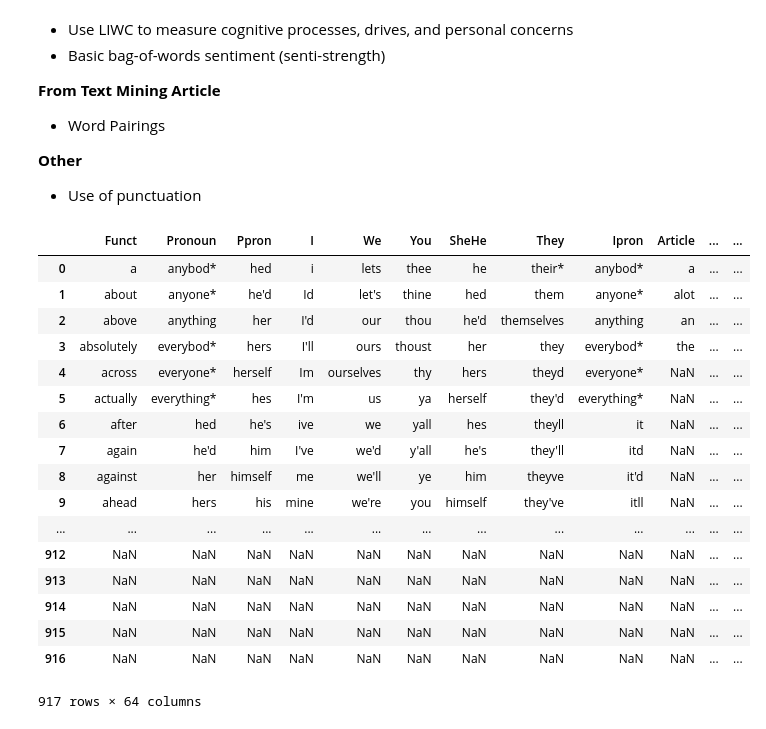
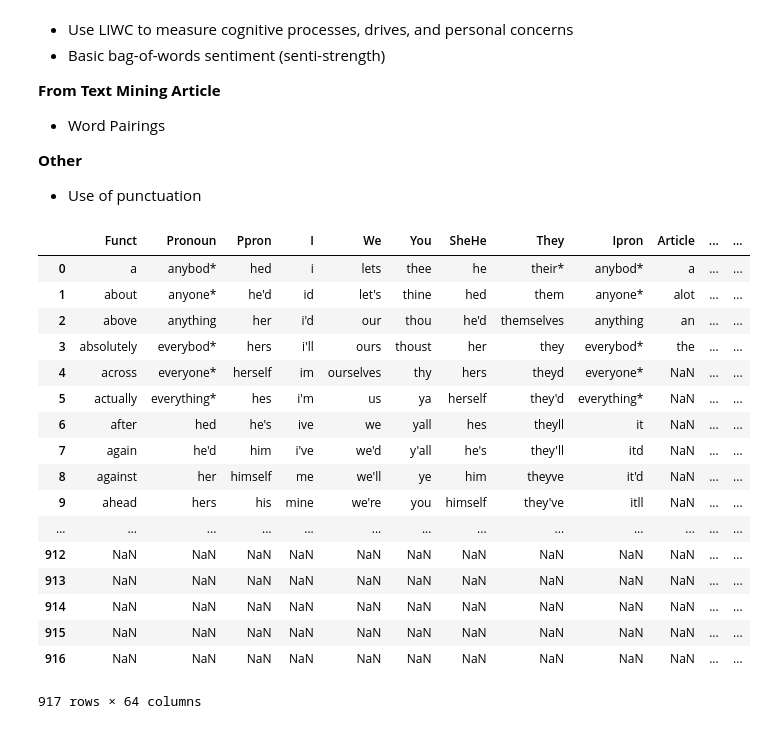
Before and after one commit to PhillipNgo/Team-Vaccinated-Research, a Jupyter notebook: FeatureCollection.ipynb, the cells around one changed output. Saved outputs shown, nothing was run; the diff lists cells and outputs as text; code cells hidden in the pictures.

```diff
--- a/FeatureCollection.ipynb
+++ b/FeatureCollection.ipynb
@@ -38,34 +38,34 @@ import re
 import LiwcTrie as lt
 # %%
 # Read cleaned dictionary file into DataFrame
-liwc_df = pd.read_excel('LIWC2007dictionary poster.xls')
+liwc_df = pd.read_excel('LIWC2007dictionary poster.xls').apply(lambda col: col.str.lower())
 
 # Create a Trie, liwc_dict, of all terms in the dictionary
 dict_words = [term for term in liwc_df.values.flatten() if not pd.isnull(term)]
 liwc_dict = lt.LiwcTrieNode('*')
 for word in dict_words:
     lt.add(liwc_dict, word)
 
 # Create a Trie for each category of terms in the dictionary, liwc_cat_map
 liwc_cat_map = {}
 for category in liwc_df:
     cat_words = liwc_df[category].dropna().values
     cat_dict = lt.LiwcTrieNode('*')
     for word in cat_words:
         lt.add(cat_dict, word)
     liwc_cat_map[category] = cat_dict
 
 liwc_df
 # %% [output]
 |  | Funct | Pronoun | Ppron | I | We | You | SheHe | They | Ipron | Article | ... | ... |
 | 0 | a | anybod* | hed | i | lets | thee | he | their* | anybod* | a | ... | ... |
-| 1 | about | anyone* | he'd | Id | let's | thine | hed | them | anyone* | alot | ... | ... |
-| 2 | above | anything | her | I'd | our | thou | he'd | themselves | anything | an | ... | ... |
-| 3 | absolutely | everybod* | hers | I'll | ours | thoust | her | they | everybod* | the | ... | ... |
-| 4 | across | everyone* | herself | Im | ourselves | thy | hers | theyd | everyone* | NaN | ... | ... |
-| 5 | actually | everything* | hes | I'm | us | ya | herself | they'd | everything* | NaN | ... | ... |
+| 1 | about | anyone* | he'd | id | let's | thine | hed | them | anyone* | alot | ... | ... |
+| 2 | above | anything | her | i'd | our | thou | he'd | themselves | anything | an | ... | ... |
+| 3 | absolutely | everybod* | hers | i'll | ours | thoust | her | they | everybod* | the | ... | ... |
+| 4 | across | everyone* | herself | im | ourselves | thy | hers | theyd | everyone* | NaN | ... | ... |
+| 5 | actually | everything* | hes | i'm | us | ya | herself | they'd | everything* | NaN | ... | ... |
 | 6 | after | hed | he's | ive | we | yall | hes | theyll | it | NaN | ... | ... |
-| 7 | again | he'd | him | I've | we'd | y'all | he's | they'll | itd | NaN | ... | ... |
+| 7 | again | he'd | him | i've | we'd | y'all | he's | they'll | itd | NaN | ... | ... |
 | 8 | against | her | himself | me | we'll | ye | him | theyve | it'd | NaN | ... | ... |
 | 9 | ahead | hers | his | mine | we're | you | himself | they've | itll | NaN | ... | ... |
 | ... | ... | ... | ... | ... | ... | ... | ... | ... | ... | ... | ... | ... |
```
Also changed, not shown: parts of 2 cells of this notebook.
